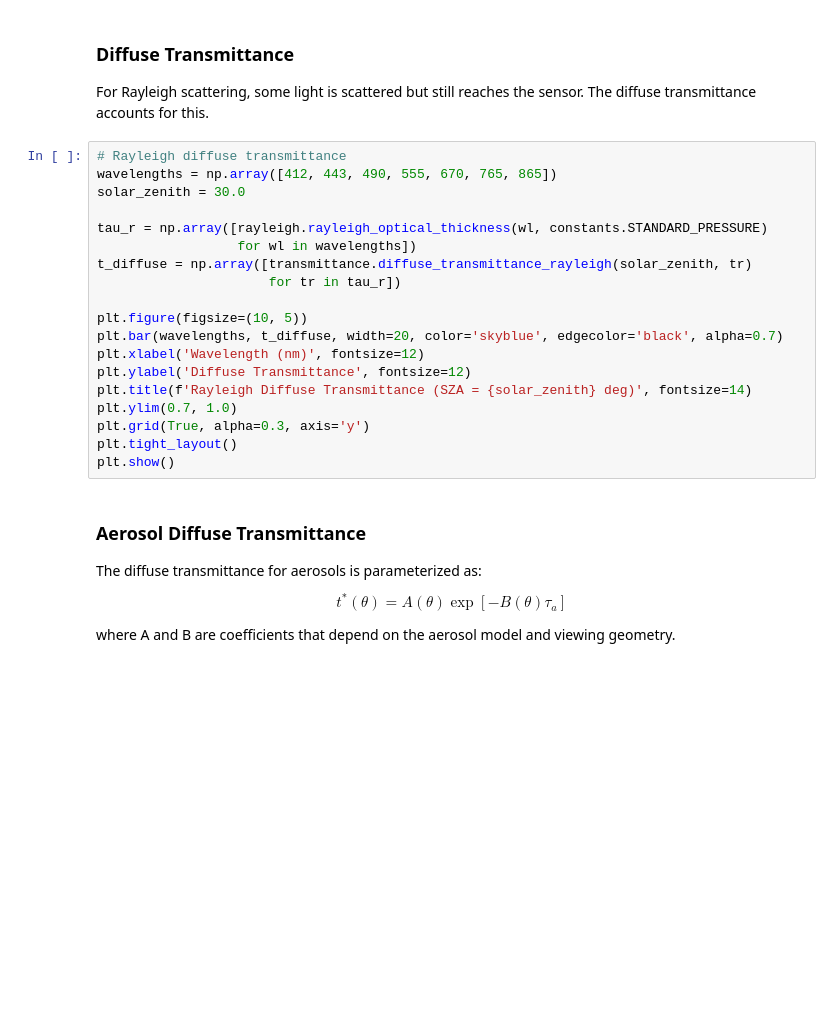
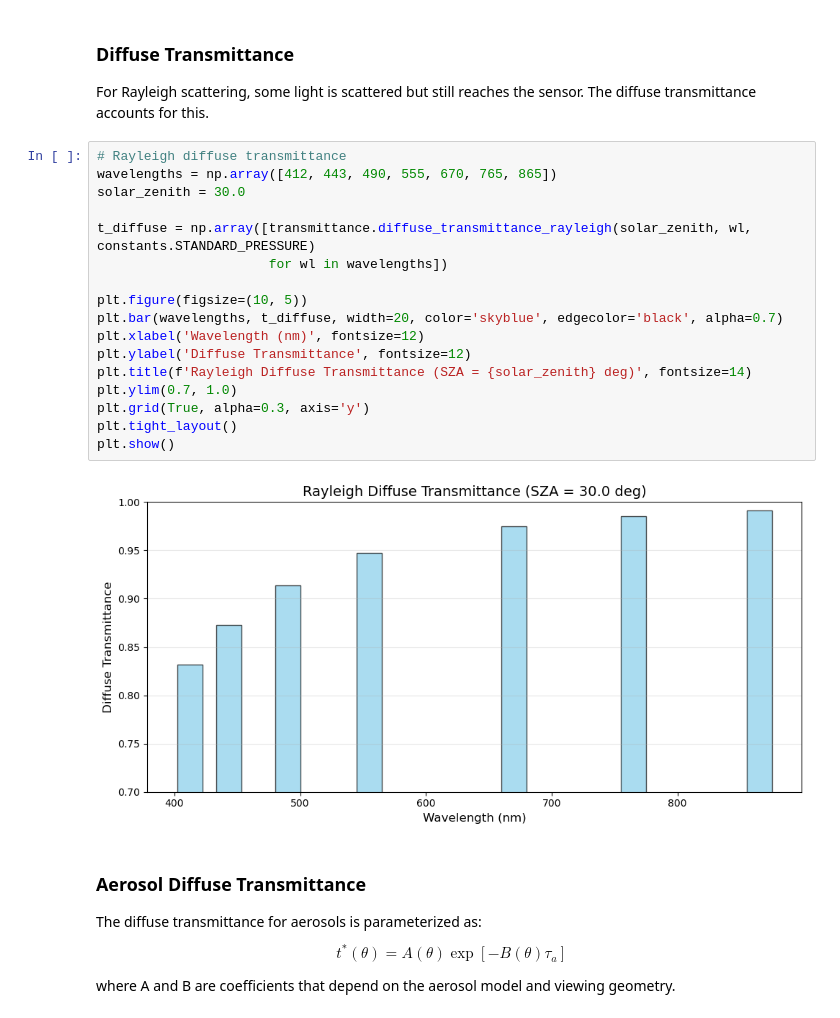
Before and after one commit to ocean-colour/correct-atmosphere, a Jupyter notebook: nb/03_aerosols_transmittance.ipynb, the cells around one changed output. Saved outputs shown, nothing was run; the diff lists cells and outputs as text; blank space fills up the shorter version.

```diff
--- a/nb/03_aerosols_transmittance.ipynb
+++ b/nb/03_aerosols_transmittance.ipynb
@@ -250,22 +316,22 @@ For Rayleigh scattering, some light is scattered but still reaches the sensor. T
 # %%
 # Rayleigh diffuse transmittance
 wavelengths = np.array([412, 443, 490, 555, 670, 765, 865])
 solar_zenith = 30.0
 
-tau_r = np.array([rayleigh.rayleigh_optical_thickness(wl, constants.STANDARD_PRESSURE)
-                  for wl in wavelengths])
-t_diffuse = np.array([transmittance.diffuse_transmittance_rayleigh(solar_zenith, tr)
-                      for tr in tau_r])
+t_diffuse = np.array([transmittance.diffuse_transmittance_rayleigh(solar_zenith, wl, constants.STANDARD_PRESSURE)
+                      for wl in wavelengths])
 
 plt.figure(figsize=(10, 5))
 plt.bar(wavelengths, t_diffuse, width=20, color='skyblue', edgecolor='black', alpha=0.7)
 plt.xlabel('Wavelength (nm)', fontsize=12)
 plt.ylabel('Diffuse Transmittance', fontsize=12)
 plt.title(f'Rayleigh Diffuse Transmittance (SZA = {solar_zenith} deg)', fontsize=14)
 plt.ylim(0.7, 1.0)
 plt.grid(True, alpha=0.3, axis='y')
 plt.tight_layout()
 plt.show()
+# %% [output]
+[figure, added]
 # %% [markdown]
 ### Aerosol Diffuse Transmittance
 
```
Also changed, not shown: parts of 14 cells of this notebook, 1 other file.
